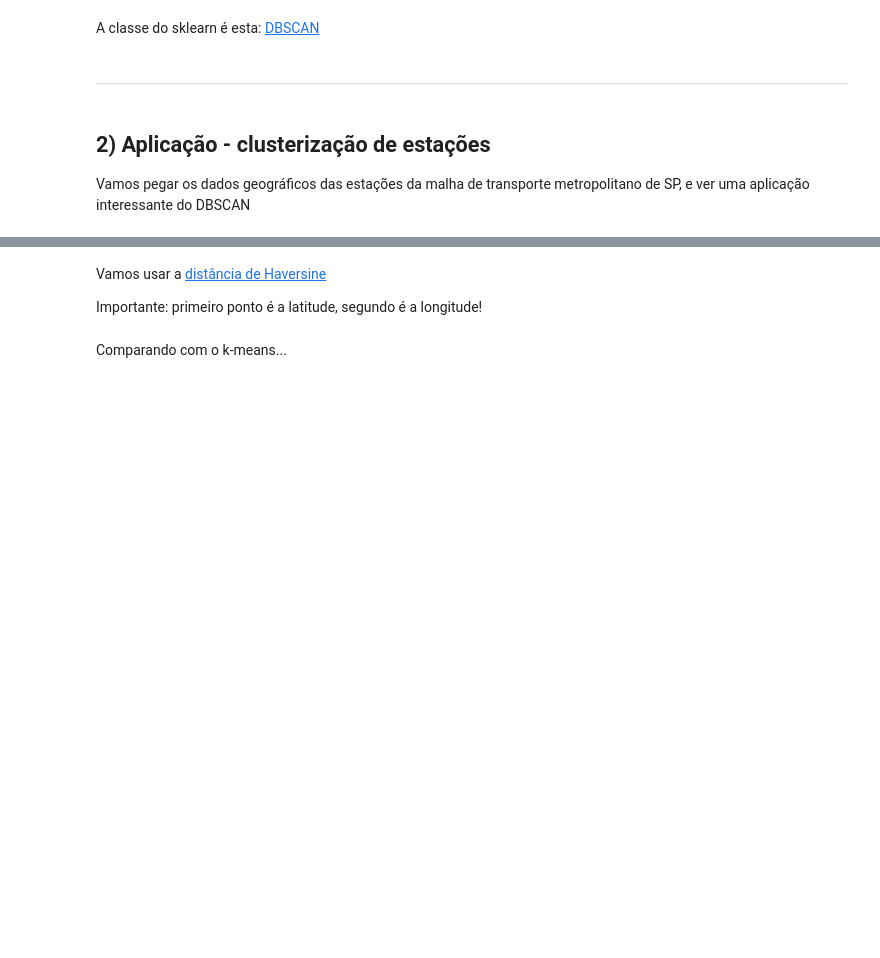
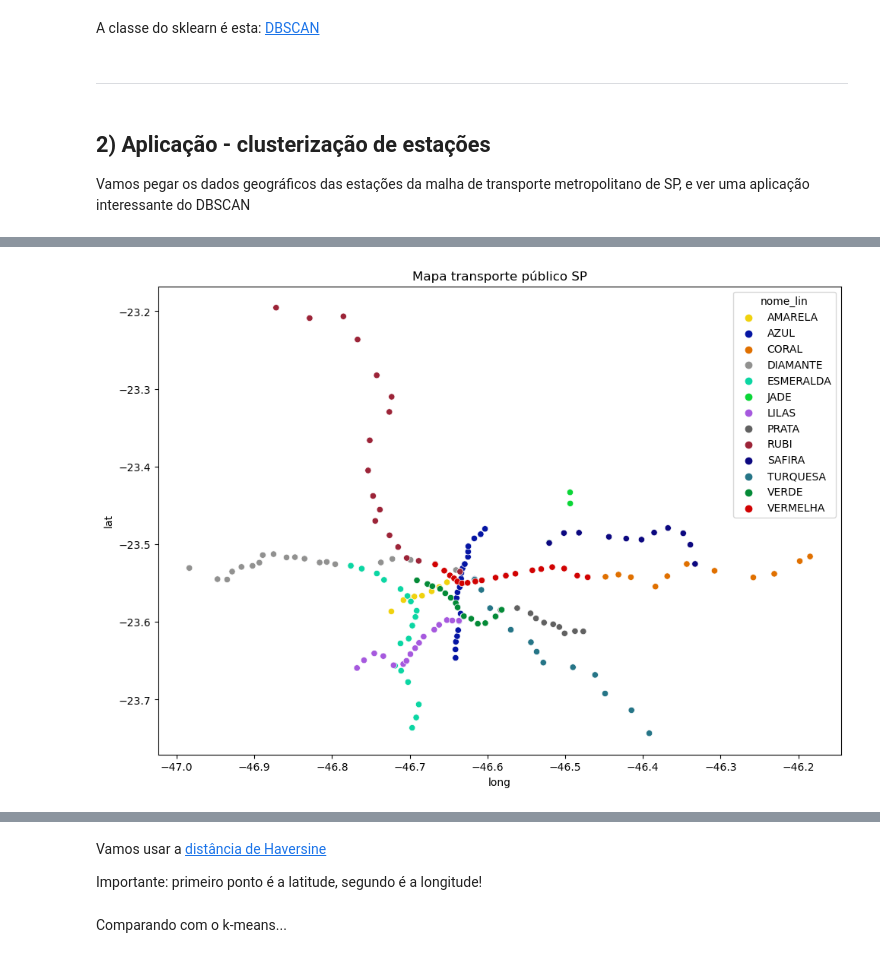
Before and after one commit to brunoissamo/Be-Tech-by-Braskem, a Jupyter notebook: Aula 06/6.1 DBSCAN.ipynb, the cells around one changed output, grey strips where cells are left out. Drawn from its saved outputs; the diff is of its cells as text; code cells hidden in the pictures; blank space fills up the shorter version.

```diff
--- a/Aula 06/6.1 DBSCAN.ipynb
+++ b/Aula 06/6.1 DBSCAN.ipynb
@@ -104,0 +136,5 @@ df = pd.read_csv("../datasets/metroetrem_sp_comlinks.csv").reset_index(drop=True
+# %%
+df['long'] = df['long']/1e6
+df['lat'] = df['lat']/1e6
+
+df.head()
@@ -105,2 +177,27 @@ df = pd.read_csv("../datasets/metroetrem_sp_comlinks.csv").reset_index(drop=True
+# %%
+colors = {'AMARELA': '#f0d20e',
+          'AZUL': '#0515a3',
+          'CORAL': '#e07000',
+          'DIAMANTE': '#919190',
+          'ESMERALDA': '#0bd6a3',
+          'JADE': '#0bd637',
+          'LILAS': '#a659de',
+          'PRATA': '#616161',
+          'RUBI': '#9c2438',
+          'SAFIRA': '#0c0880',
+          'TURQUESA': '#267587',
+          'VERDE': '#048a37',
+          'VERMELHA': '#d10202'}
+# %%
+plt.figure(figsize=(16, 8))
+
+plt.title('Mapa transporte público SP')
+
+sns.scatterplot(data=df, x='long', y='lat', hue='nome_lin', palette=colors)
+
+plt.gca().set_aspect('equal', adjustable='box')
+plt.show()
+# %% [output]
+[figure, added]
 # %% [markdown]
 <img src="https://i.redd.it/6jxo08iuzpxy.gif" width=500>
```
Also changed, not shown: parts of 28 cells of this notebook, 1 other file.
